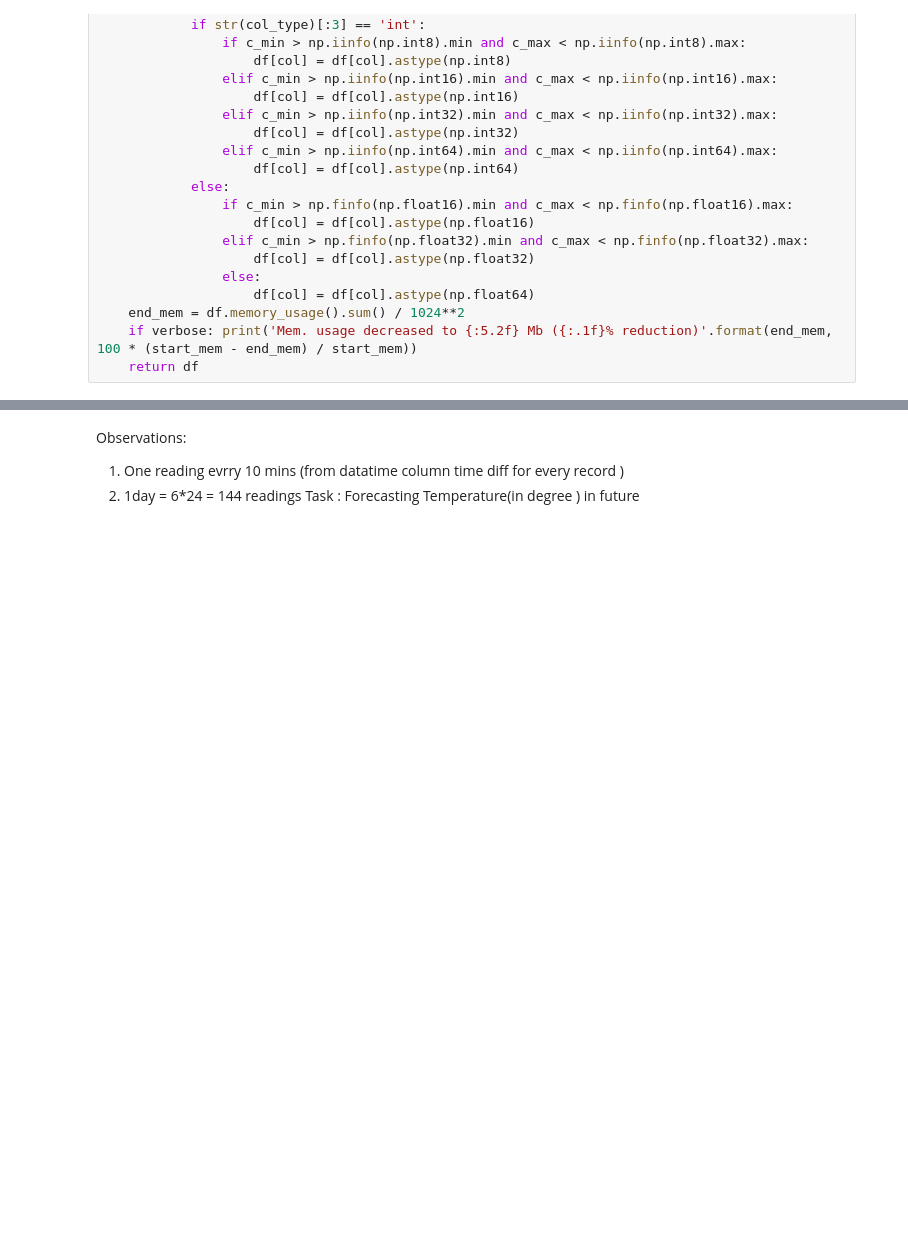
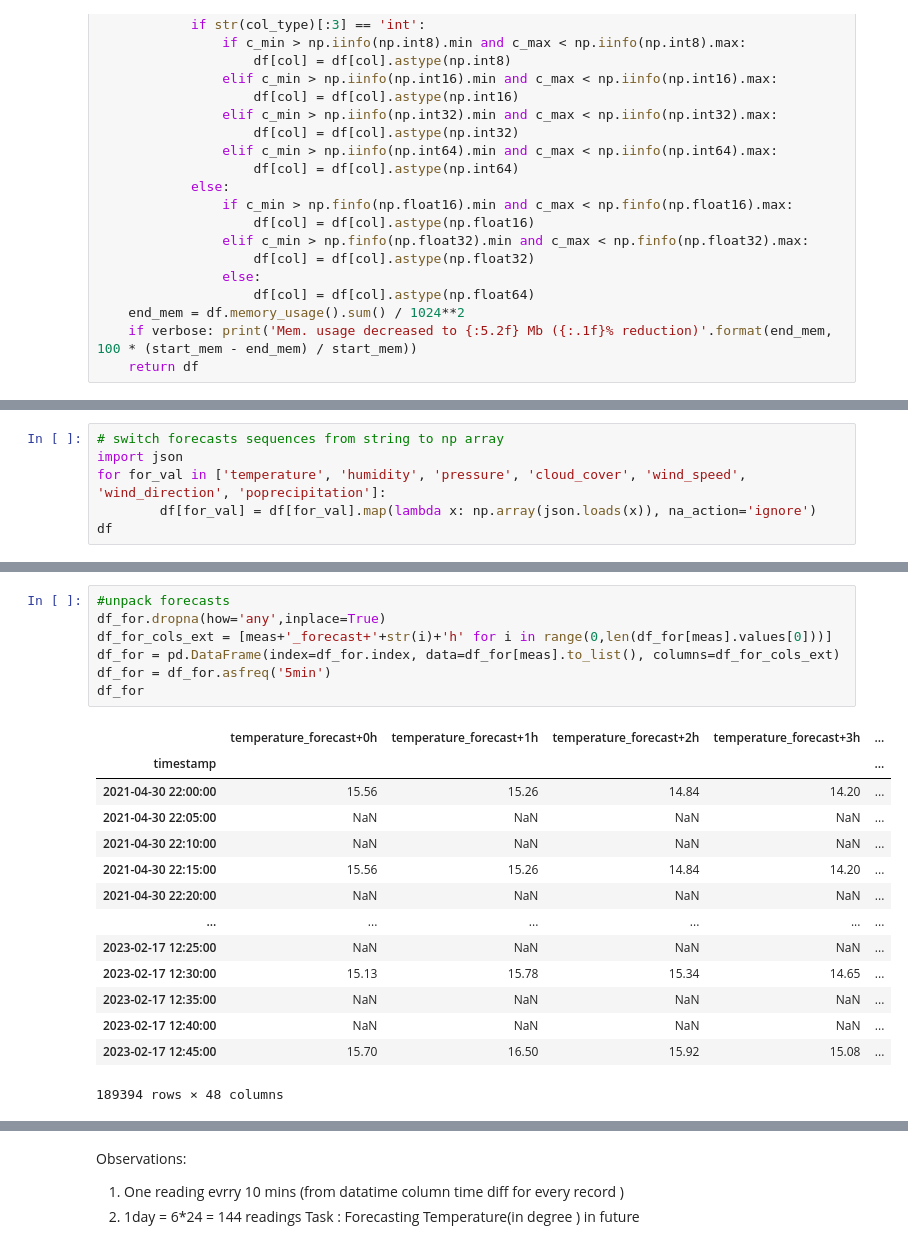
Before and after one commit to FayElhassan/Multimodal-Fusion-S4-Weather, a Jupyter notebook: EDA/Predicting Temperature using Lstm_Forecast copy.ipynb, the cells around one changed output, grey strips where cells are left out. Cells and saved outputs as stored; diff of their text form; blank space fills up the shorter version.

```diff
--- a/EDA/Predicting Temperature using Lstm_Forecast copy.ipynb
+++ b/EDA/Predicting Temperature using Lstm_Forecast copy.ipynb
@@ -57,3 +59,9 @@ Size of the dataset: (63132, 9)
 | 2 | 2021-04-30 22:30:00 | [15.36, 15.56, 15.2, 14.65, 13.78... | [69, 67, 69, 72, 76, 81, 85, 81, ... | [1010, 1010, 1010, 1010, 1010, 10... | [18, 0, 17, 40, 43, 60, 81, 85, 8... | [1.72, 1.5, 1.94, 1.8, 1.66, 1.28... | [252, 242, 243, 221, 230, 223, 23... | {'id': [801, 800, 801, 802, 802, ... | ... |
 | 3 | 2021-04-30 22:45:00 | [15.28, 15.47, 15.13, 14.6, 13.74... | [73, 72, 73, 75, 78, 82, 85, 81, ... | [1010, 1010, 1010, 1010, 1010, 10... | [18, 0, 17, 40, 43, 60, 81, 85, 8... | [1.72, 1.5, 1.94, 1.8, 1.66, 1.28... | [252, 242, 243, 221, 230, 223, 23... | {'id': [801, 800, 801, 802, 802, ... | ... |
 | 4 | 2021-04-30 23:00:00 | [15.48, 15.13, 14.6, 13.75, 12.8,... | [72, 73, 75, 78, 82, 85, 81, 73, ... | [1010, 1010, 1010, 1010, 1010, 10... | [0, 17, 40, 43, 60, 81, 85, 86, 1... | [1.5, 1.94, 1.8, 1.66, 1.28, 1.15... | [242, 243, 221, 230, 223, 231, 22... | {'id': [800, 801, 802, 802, 803, ... | ... |
+# %%
+# switch forecasts sequences from string to np array
+import json
+for for_val in ['temperature', 'humidity', 'pressure', 'cloud_cover', 'wind_speed', 'wind_direction', 'poprecipitation']:
+        df[for_val] = df[for_val].map(lambda x: np.array(json.loads(x)), na_action='ignore')
+df
@@ -59,0 +123,22 @@ Size of the dataset: (63132, 9)
+# %%
+#unpack forecasts
+df_for.dropna(how='any',inplace=True)
+df_for_cols_ext = [meas+'_forecast+'+str(i)+'h' for i in range(0,len(df_for[meas].values[0]))]
+df_for = pd.DataFrame(index=df_for.index, data=df_for[meas].to_list(), columns=df_for_cols_ext)
+df_for = df_for.asfreq('5min')
+df_for
+# %% [output]
+|  | temperature_forecast+0h | temperature_forecast+1h | temperature_forecast+2h | temperature_forecast+3h | ... |
+| timestamp |  |  |  |  | ... |
+| 2021-04-30 22:00:00 | 15.56 | 15.26 | 14.84 | 14.20 | ... |
+| 2021-04-30 22:05:00 | NaN | NaN | NaN | NaN | ... |
+| 2021-04-30 22:10:00 | NaN | NaN | NaN | NaN | ... |
+| 2021-04-30 22:15:00 | 15.56 | 15.26 | 14.84 | 14.20 | ... |
+| 2021-04-30 22:20:00 | NaN | NaN | NaN | NaN | ... |
+| ... | ... | ... | ... | ... | ... |
+| 2023-02-17 12:25:00 | NaN | NaN | NaN | NaN | ... |
+| 2023-02-17 12:30:00 | 15.13 | 15.78 | 15.34 | 14.65 | ... |
+| 2023-02-17 12:35:00 | NaN | NaN | NaN | NaN | ... |
+| 2023-02-17 12:40:00 | NaN | NaN | NaN | NaN | ... |
+| 2023-02-17 12:45:00 | 15.70 | 16.50 | 15.92 | 15.08 | ... |
+189394 rows × 48 columns
```
Also changed, not shown: parts of 35 cells of this notebook, 1 other file.
